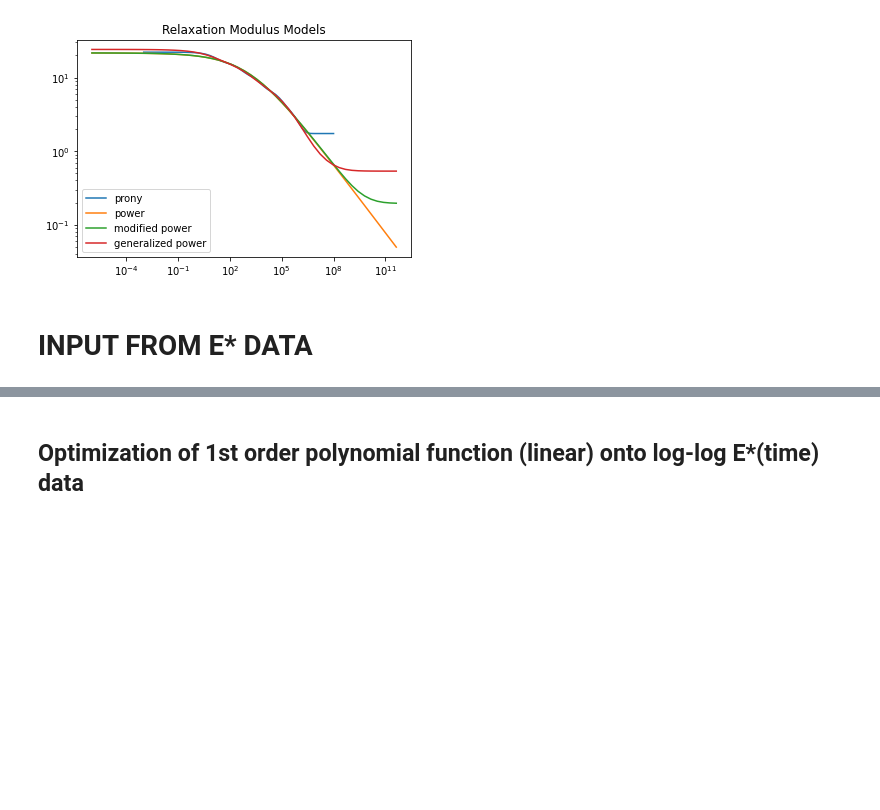
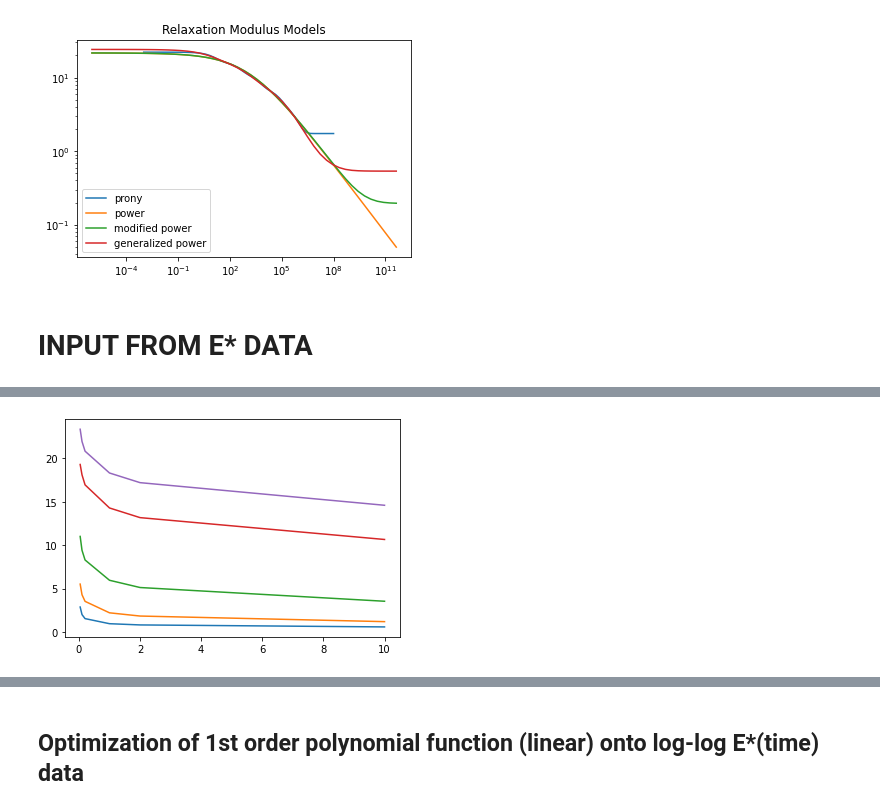
Before and after one commit to mailhebe/ACThStress_Jupyter, a Jupyter notebook: ACThStress.ipynb, the cells around one changed output, grey strips where cells are left out. Drawn from its saved outputs; the diff is of its cells as text; code cells hidden in the pictures; blank space fills up the shorter version.

```diff
--- a/ACThStress.ipynb
+++ b/ACThStress.ipynb
@@ -1240,0 +1298,8 @@ plt.show()
+# %%
+for k in temparray:
+    tempselection=excelinE[excelinE.iloc[:,0]==k]
+    plt.plot(1/tempselection.iloc[:,1],tempselection.iloc[:,2])
+
+plt.show()
+# %% [output]
+[figure, added]
```
Also changed, not shown: parts of 34 cells of this notebook, 9 other files.
